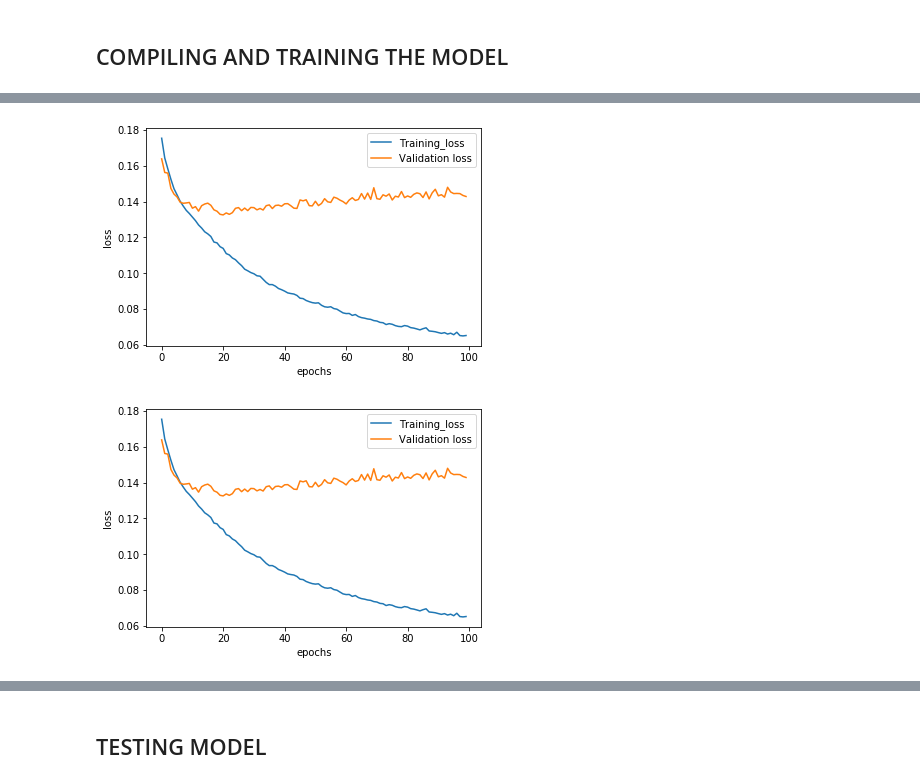
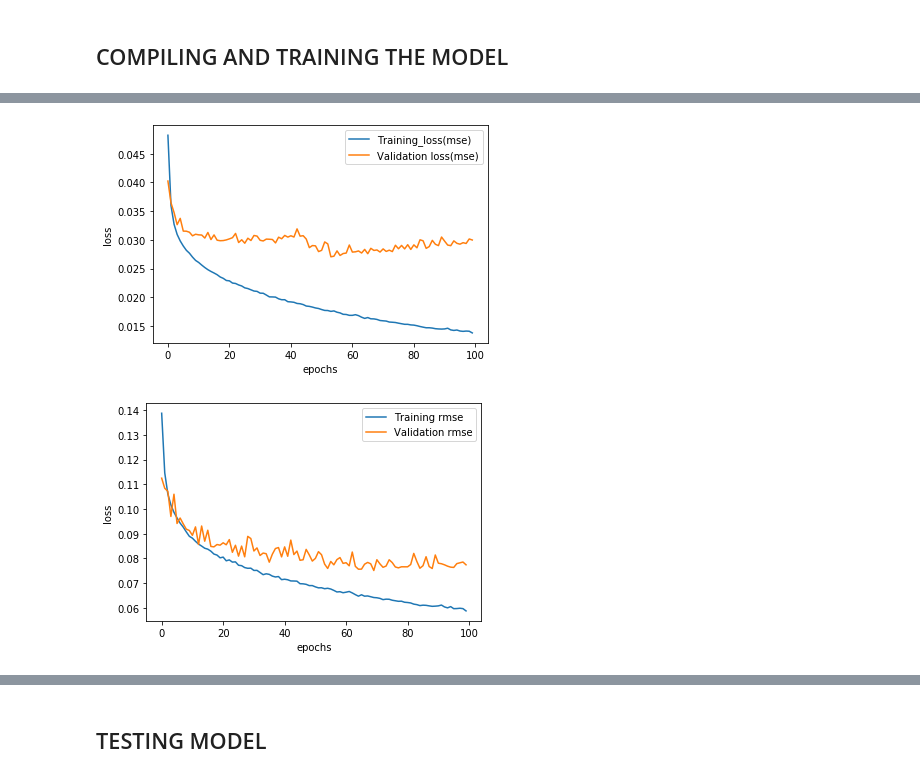
Before and after one commit to kritika2611/TWITTER-SENTIMENT-ANALYSIS-OF-COVID-19, a Jupyter notebook: SENTIMENT ANALYSIS.ipynb, the cells around one changed output, grey strips where cells are left out. Saved outputs shown, nothing was run; the diff lists cells and outputs as text; code cells hidden in the pictures.

```diff
--- a/SENTIMENT ANALYSIS.ipynb
+++ b/SENTIMENT ANALYSIS.ipynb
@@ -285,6 +316,16 @@ Non-trainable params: 0
 _________________________________________________________________
 # %% [markdown]
 ## COMPILING AND TRAINING THE MODEL
+# %%
+from keras import backend as K
+
+def r2_score(y_true, y_pred):
+    SS_res =  K.sum(K.square( y_true-y_pred ))
+    SS_tot = K.sum(K.square( y_true - K.mean(y_true) ) )
+    return ( 1 - SS_res/(SS_tot + K.epsilon()) )
+
+def rmse(y_true, y_pred):
+    return K.sqrt(K.mean(K.square(y_pred - y_true), axis=-1))
 # %%
-model.compile(loss='mae',optimizer='adam',metrics=['mse','mae','msle'])
+model.compile(loss='mse',optimizer='adam',metrics=[r2_score,rmse,'msle','mae'])
 # %% [output]
@@ -294,11 +335,11 @@ W0702 14:44:43.906425 17560 deprecation_wrapper.py:119] From c:\users\kritika\ap
 # %%
-check_point=ModelCheckpoint('model_weights/best_stacked_lstm1.h5',
-    monitor='val_loss',
+check_point=ModelCheckpoint('model_weights/best_stacked_lstm3.h5',
+    monitor='val_r2_score',
     verbose=True,
     save_best_only=True,
-    mode='auto',
+    mode='max',
     period=1,
 )
 # %%
-hist=model.fit(X_emb,Y_train,epochs=100,batch_size=64,shuffle=True,validation_split=0.3,callbacks=[check_point])
+hist=model.fit(X_train,Y_train,epochs=100,batch_size=512,shuffle=True,validation_split=0.3,callbacks=[check_point])
 # %% [output]
@@ -327,22 +378,22 @@ data=hist.history
 # %%
 #mean square error
-plt.plot(data['loss'],label='Training_loss')
-plt.plot(data['val_loss'],label='Validation loss')
+plt.plot(data['loss'],label='Training_loss(mse)')
+plt.plot(data['val_loss'],label='Validation loss(mse)')
 plt.xlabel('epochs')
 plt.ylabel('loss')
 plt.legend()
 plt.show()
 # %% [output]
-[figure, old version]
+[figure, new version]
 # %%
-plt.plot(data['mean_absolute_error'],label='Training_loss')
-plt.plot(data['val_mean_absolute_error'],label='Validation loss')
+plt.plot(data['rmse'],label='Training rmse')
+plt.plot(data['val_rmse'],label='Validation rmse')
 plt.xlabel('epochs')
 plt.ylabel('loss')
 plt.legend()
 plt.show()
 # %% [output]
-[figure, old version]
+[figure, new version]
 # %%
 plt.plot(data['mean_squared_logarithmic_error'],label='Training_loss')
 plt.plot(data['val_mean_squared_logarithmic_error'],label='Validation loss')
```
Also changed, not shown: parts of 32 cells of this notebook.
